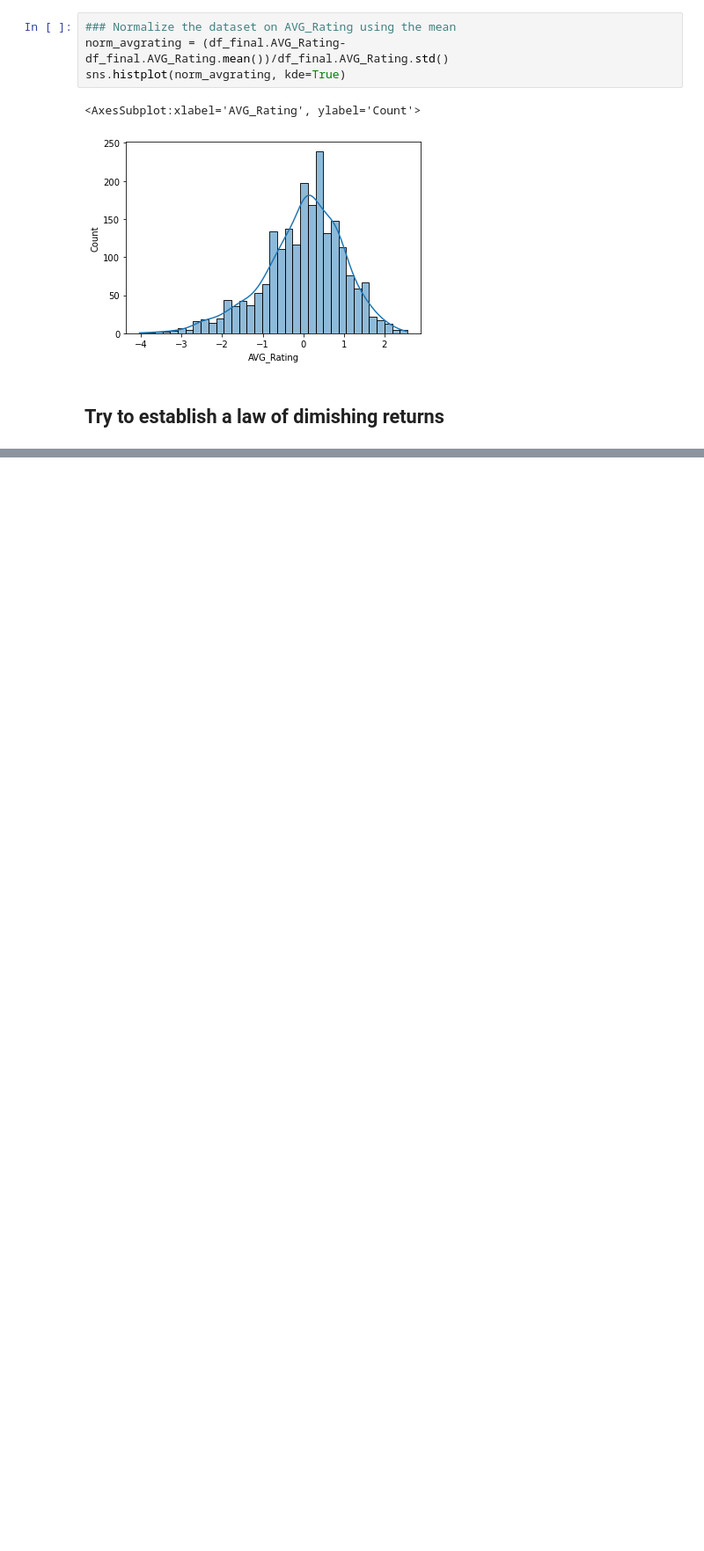
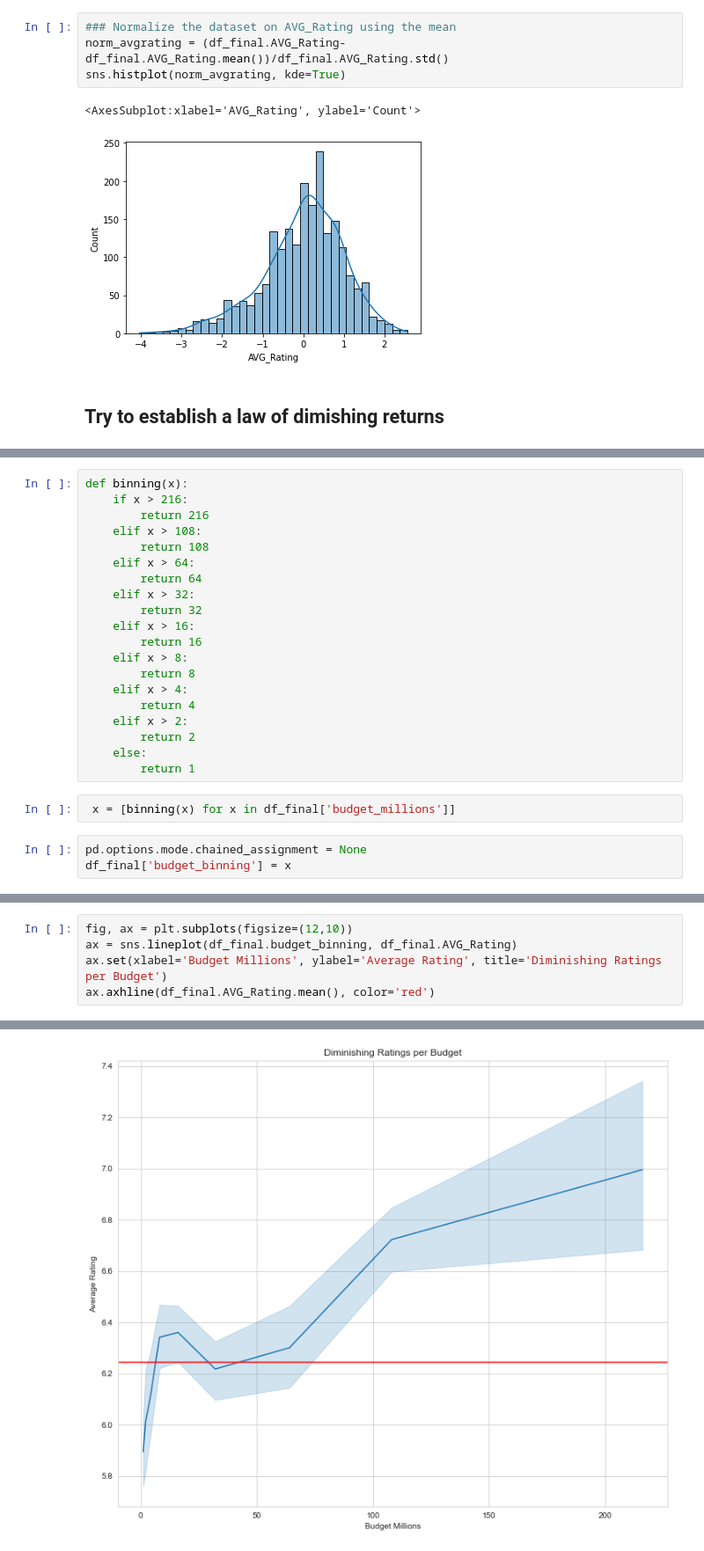
Before and after one commit to hixtape1212/Group6Consulting_CapstoneRepo, a Jupyter notebook: CIforBudget&Rating.ipynb, the cells around one changed output, grey strips where cells are left out. Shown at 88% size. Saved outputs shown, nothing was run; the diff lists cells and outputs as text; blank space fills up the shorter version.

```diff
--- a/CIforBudget&Rating.ipynb
+++ b/CIforBudget&Rating.ipynb
@@ -206,0 +235,25 @@ sns.catplot(data=df_final, x='budget_millions', y='AVG_Rating')
+# %%
+def binning(x):
+    if x > 216:
+        return 216
+    elif x > 108:
+        return 108
+    elif x > 64:
+        return 64
+    elif x > 32:
+        return 32
+    elif x > 16:
+        return 16
+    elif x > 8:
+        return 8
+    elif x > 4:
+        return 4
+    elif x > 2:
+        return 2
+    else:
+        return 1
+# %%
+ x = [binning(x) for x in df_final['budget_millions']]
+# %%
+pd.options.mode.chained_assignment = None
+df_final['budget_binning'] = x
@@ -206,0 +269,6 @@ sns.catplot(data=df_final, x='budget_millions', y='AVG_Rating')
+# %%
+fig, ax = plt.subplots(figsize=(12,10))
+ax = sns.lineplot(df_final.budget_binning, df_final.AVG_Rating)
+ax.set(xlabel='Budget Millions', ylabel='Average Rating', title='Diminishing Ratings per Budget')
+ax.axhline(df_final.AVG_Rating.mean(), color='red')
+# %% [output]
@@ -206,0 +276 @@ sns.catplot(data=df_final, x='budget_millions', y='AVG_Rating')
+[figure, added]
```
Also changed, not shown: parts of 7 cells of this notebook.
